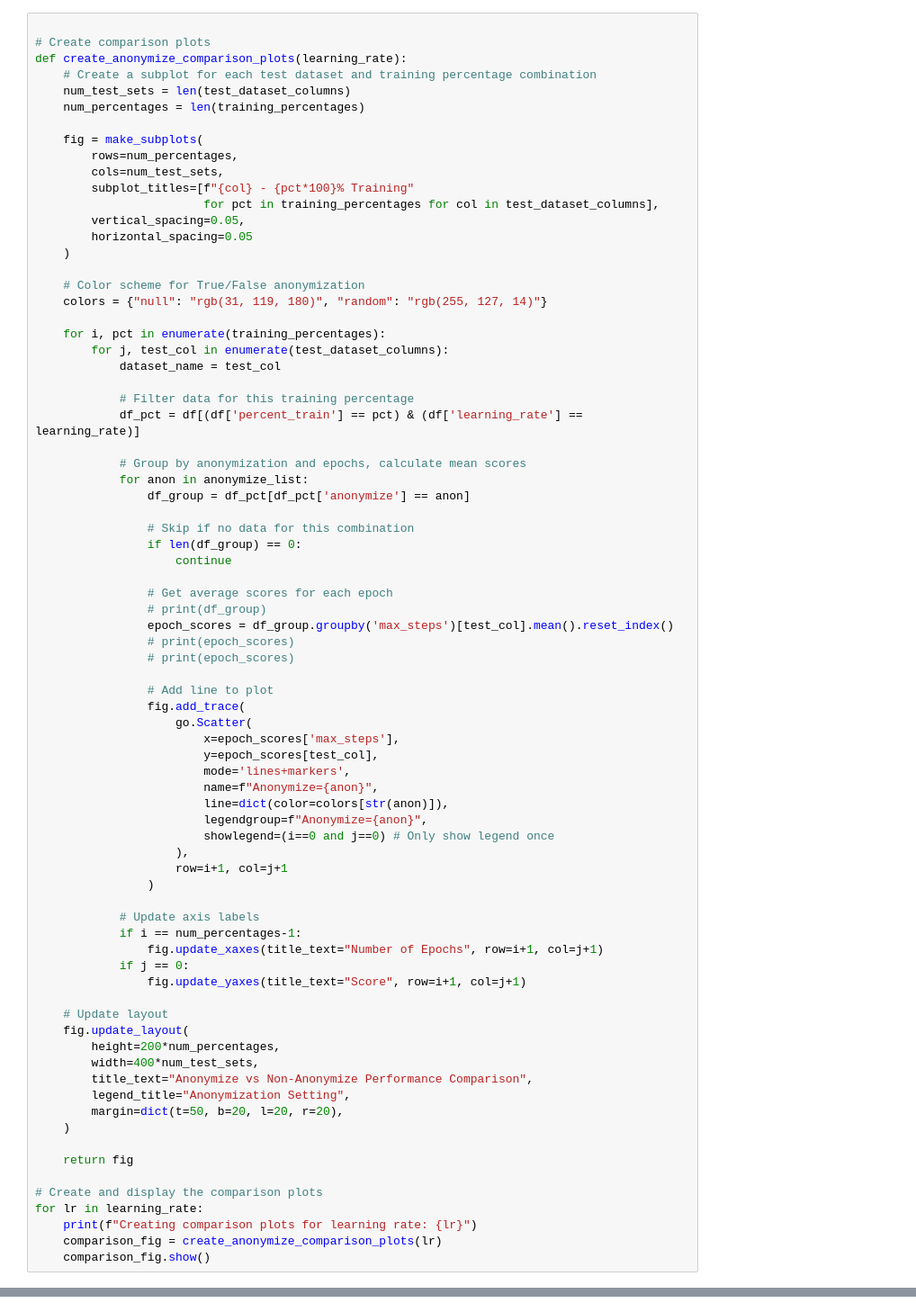
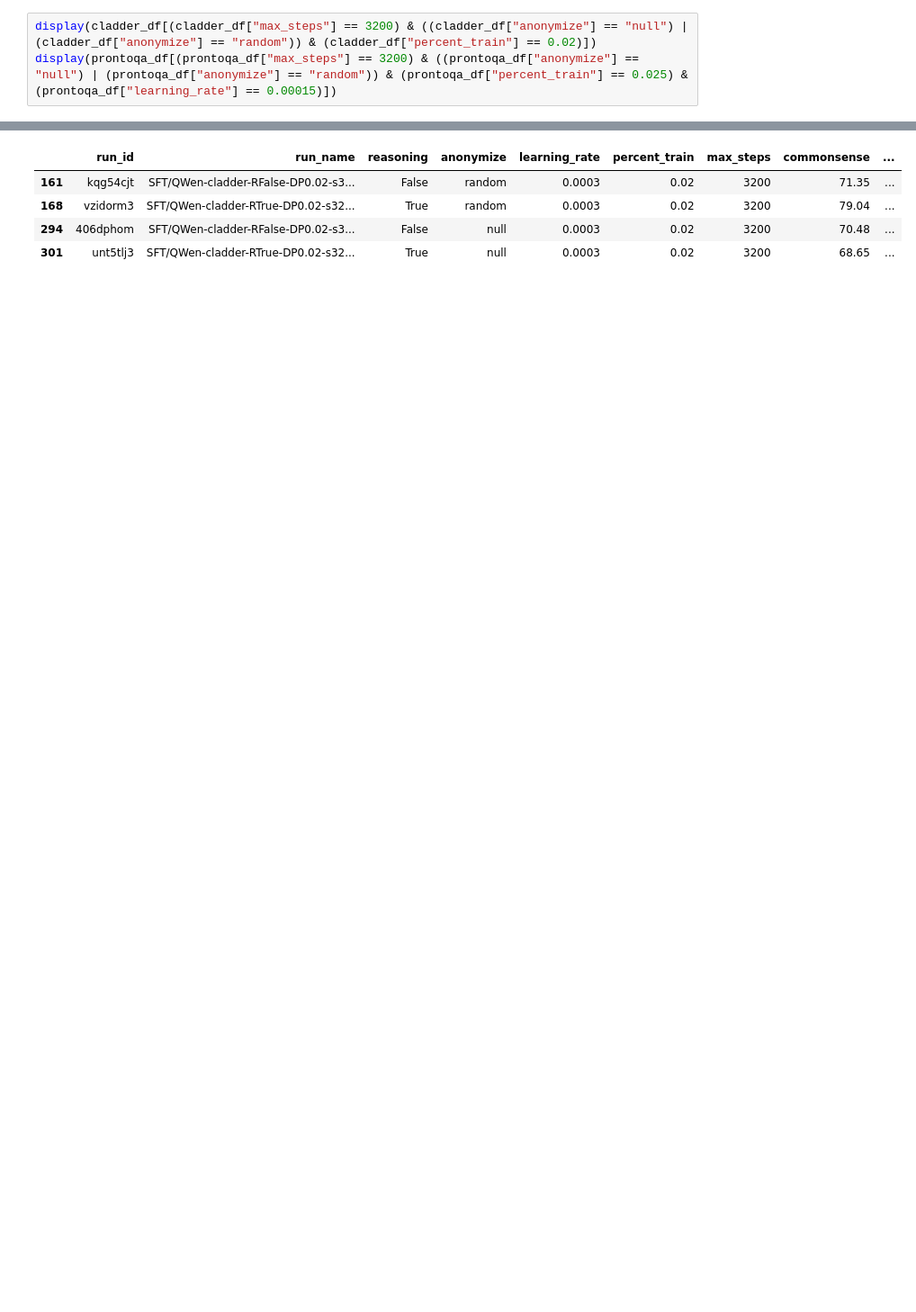
Before and after one commit to CM-BF/cladder, a Jupyter notebook: visualize_sweep.ipynb, the cells around one changed output, grey strips where cells are left out. Shown: that part at 90% size. Saved outputs shown, nothing was run; the diff lists cells and outputs as text; blank space fills up the shorter version.

```diff
--- a/visualize_sweep.ipynb
+++ b/visualize_sweep.ipynb
@@ -104,78 +216,4 @@ sweep.runs[0].config["dataset.percent_of_train_dataset"]
 # %%
-
-# Create comparison plots
-def create_anonymize_comparison_plots(learning_rate):
-    # Create a subplot for each test dataset and training percentage combination
-    num_test_sets = len(test_dataset_columns)
-    num_percentages = len(training_percentages)
-
-    fig = make_subplots(
-        rows=num_percentages,
-        cols=num_test_sets,
-        subplot_titles=[f"{col} - {pct*100}% Training"
-                        for pct in training_percentages for col in test_dataset_columns],
-        vertical_spacing=0.05,
-        horizontal_spacing=0.05
-    )
-
-    # Color scheme for True/False anonymization
-    colors = {"null": "rgb(31, 119, 180)", "random": "rgb(255, 127, 14)"}
-
-    for i, pct in enumerate(training_percentages):
-        for j, test_col in enumerate(test_dataset_columns):
-            dataset_name = test_col
-
-            # Filter data for this training percentage
-            df_pct = df[(df['percent_train'] == pct) & (df['learning_rate'] == learning_rate)]
-
-            # Group by anonymization and epochs, calculate mean scores
-            for anon in anonymize_list:
-                df_group = df_pct[df_pct['anonymize'] == anon]
-
-                # Skip if no data for this combination
-                if len(df_group) == 0:
-                    continue
-
-                # Get average scores for each epoch
-                # print(df_group)
-                epoch_scores = df_group.groupby('max_steps')[test_col].mean().reset_index()
-                # print(epoch_scores)
-                # print(epoch_scores)
-
-                # Add line to plot
-                fig.add_trace(
-                    go.Scatter(
-                        x=epoch_scores['max_steps'],
-                        y=epoch_scores[test_col],
-                        mode='lines+markers',
-                        name=f"Anonymize={anon}",
-                        line=dict(color=colors[str(anon)]),
-                        legendgroup=f"Anonymize={anon}",
-                        showlegend=(i==0 and j==0) # Only show legend once
-                    ),
-                    row=i+1, col=j+1
-                )
-
-            # Update axis labels
-            if i == num_percentages-1:
-                fig.update_xaxes(title_text="Number of Epochs", row=i+1, col=j+1)
-            if j == 0:
-                fig.update_yaxes(title_text="Score", row=i+1, col=j+1)
-
-    # Update layout
-    fig.update_layout(
-        height=200*num_percentages,
-        width=400*num_test_sets,
-        title_text="Anonymize vs Non-Anonymize Performance Comparison",
-        legend_title="Anonymization Setting",
-        margin=dict(t=50, b=20, l=20, r=20),
-    )
-
-    return fig
-
-# Create and display the comparison plots
-for lr in learning_rate:
-    print(f"Creating comparison plots for learning rate: {lr}")
-    comparison_fig = create_anonymize_comparison_plots(lr)
-    comparison_fig.show()
+display(cladder_df[(cladder_df["max_steps"] == 3200) & ((cladder_df["anonymize"] == "null") | (cladder_df["anonymize"] == "random")) & (cladder_df["percent_train"] == 0.02)])
+display(prontoqa_df[(prontoqa_df["max_steps"] == 3200) & ((prontoqa_df["anonymize"] == "null") | (prontoqa_df["anonymize"] == "random")) & (prontoqa_df["percent_train"] == 0.025) & (prontoqa_df["learning_rate"] == 0.00015)])
 # %% [output]
@@ -185,0 +220,5 @@ Creating comparison plots for learning rate: 0.0003
+|  | run_id | run_name | reasoning | anonymize | learning_rate | percent_train | max_steps | commonsense | ... |
+| 161 | kqg54cjt | SFT/QWen-cladder-RFalse-DP0.02-s3... | False | random | 0.0003 | 0.02 | 3200 | 71.35 | ... |
+| 168 | vzidorm3 | SFT/QWen-cladder-RTrue-DP0.02-s32... | True | random | 0.0003 | 0.02 | 3200 | 79.04 | ... |
+| 294 | 406dphom | SFT/QWen-cladder-RFalse-DP0.02-s3... | False | null | 0.0003 | 0.02 | 3200 | 70.48 | ... |
+| 301 | unt5tlj3 | SFT/QWen-cladder-RTrue-DP0.02-s32... | True | null | 0.0003 | 0.02 | 3200 | 68.65 | ... |
```
Also changed, not shown: parts of 6 cells of this notebook, 8 other files.
